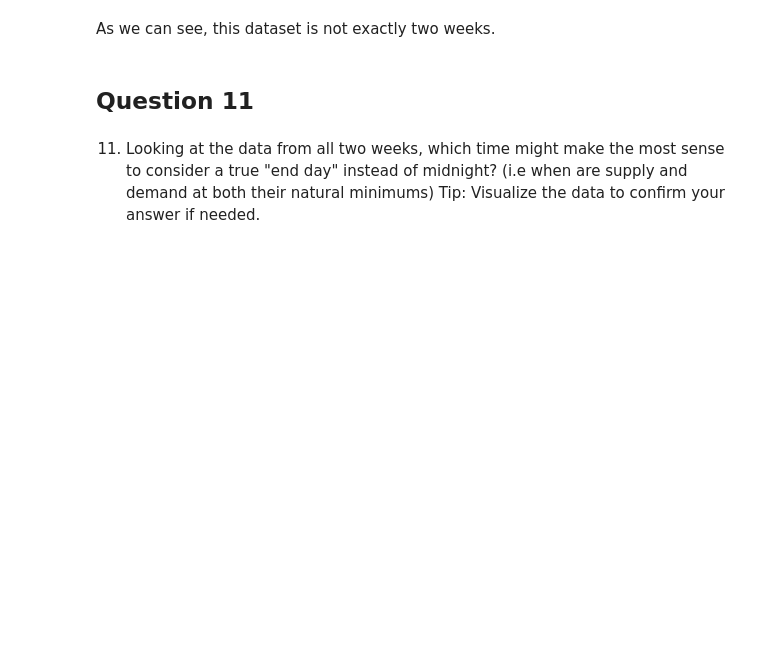
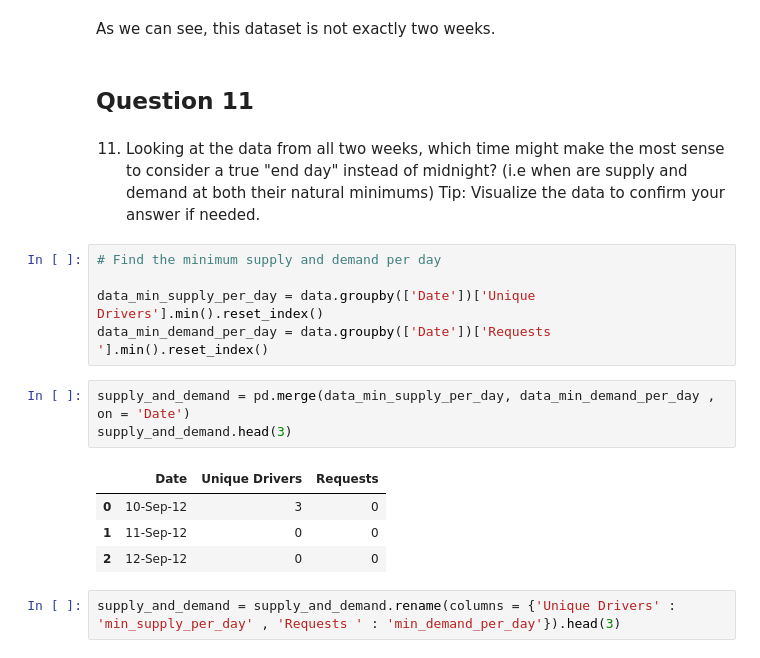
Before and after one commit to tugceturkkal/Data-Projects, a Jupyter notebook: Insights from City Supply and Demand Data.ipynb, the cells around one changed output. Drawn from its saved outputs; the diff is of its cells as text; blank space fills up the shorter version.

```diff
--- a/Insights from City Supply and Demand Data.ipynb
+++ b/Insights from City Supply and Demand Data.ipynb
@@ -487,3 +491,18 @@ As we can see, this dataset is not exactly two weeks.
 ## Question 11
 # %% [markdown]
 11. Looking at the data from all two weeks, which time might make the most sense to consider a true "end day" instead of midnight? (i.e when are supply and demand at both their natural minimums) Tip: Visualize the data to confirm your answer if needed.
+# %%
+# Find the minimum supply and demand per day
+
+data_min_supply_per_day = data.groupby(['Date'])['Unique Drivers'].min().reset_index()
+data_min_demand_per_day = data.groupby(['Date'])['Requests '].min().reset_index()
+# %%
+supply_and_demand = pd.merge(data_min_supply_per_day, data_min_demand_per_day , on = 'Date')
+supply_and_demand.head(3)
+# %% [output]
+|  | Date | Unique Drivers | Requests |
+| 0 | 10-Sep-12 | 3 | 0 |
+| 1 | 11-Sep-12 | 0 | 0 |
+| 2 | 12-Sep-12 | 0 | 0 |
+# %%
+supply_and_demand = supply_and_demand.rename(columns = {'Unique Drivers' : 'min_supply_per_day' , 'Requests ' : 'min_demand_per_day'}).head(3)
```
Also changed, not shown: parts of 13 cells of this notebook.
